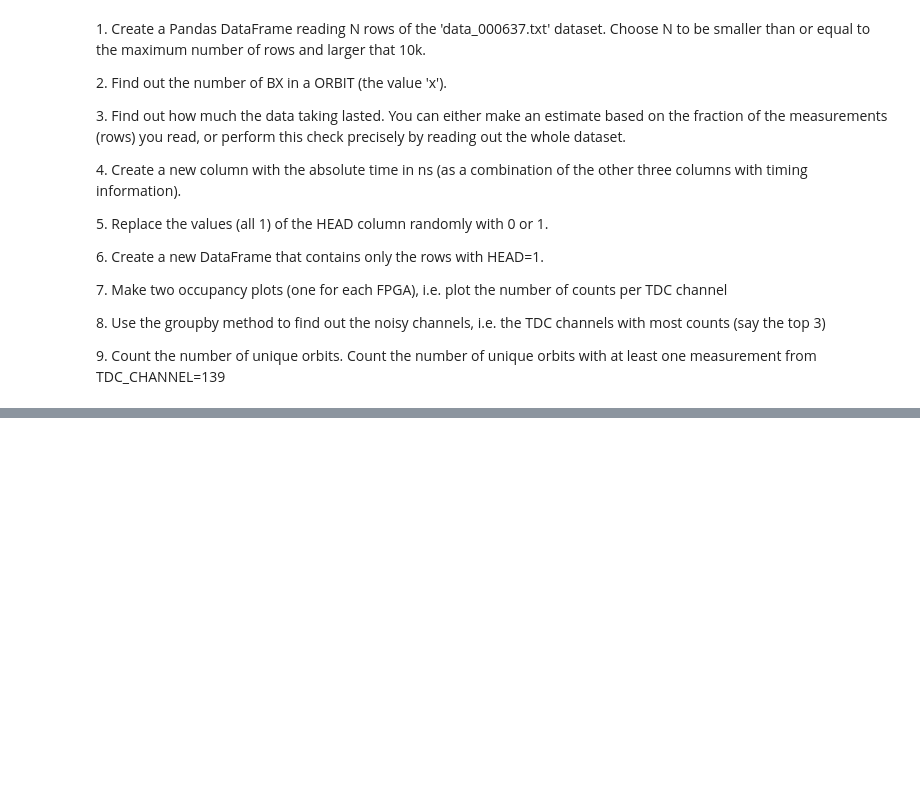
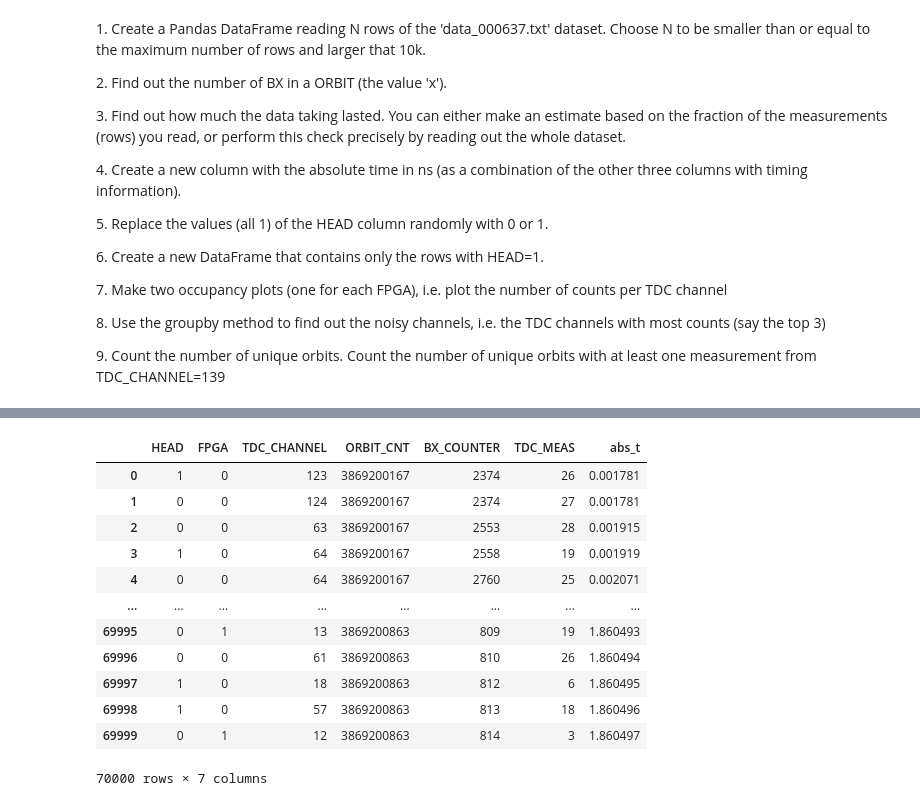
Before and after one commit to DavideCacopardi/LaboratoryOfComputationalPhysics_Y9, a Jupyter notebook: 06ex_Pandas.ipynb, the cells around one changed output, grey strips where cells are left out. Drawn from its saved outputs; the diff is of its cells as text; code cells hidden in the pictures; blank space fills up the shorter version.

```diff
--- a/06ex_Pandas.ipynb
+++ b/06ex_Pandas.ipynb
@@ -25,0 +107,17 @@ This exercise consists in analyzing a dataset containg timing information from a
+# %%
+df["HEAD"] = np.random.randint(0, 2, df.shape[0])
+df
+# %% [output]
+|  | HEAD | FPGA | TDC_CHANNEL | ORBIT_CNT | BX_COUNTER | TDC_MEAS | abs_t |
+| 0 | 1 | 0 | 123 | 3869200167 | 2374 | 26 | 0.001781 |
+| 1 | 0 | 0 | 124 | 3869200167 | 2374 | 27 | 0.001781 |
+| 2 | 0 | 0 | 63 | 3869200167 | 2553 | 28 | 0.001915 |
+| 3 | 1 | 0 | 64 | 3869200167 | 2558 | 19 | 0.001919 |
+| 4 | 0 | 0 | 64 | 3869200167 | 2760 | 25 | 0.002071 |
+| ... | ... | ... | ... | ... | ... | ... | ... |
+| 69995 | 0 | 1 | 13 | 3869200863 | 809 | 19 | 1.860493 |
+| 69996 | 0 | 0 | 61 | 3869200863 | 810 | 26 | 1.860494 |
+| 69997 | 1 | 0 | 18 | 3869200863 | 812 | 6 | 1.860495 |
+| 69998 | 1 | 0 | 57 | 3869200863 | 813 | 18 | 1.860496 |
+| 69999 | 0 | 1 | 12 | 3869200863 | 814 | 3 | 1.860497 |
+70000 rows × 7 columns
```
Also changed, not shown: parts of 7 cells of this notebook, 10 other files.
